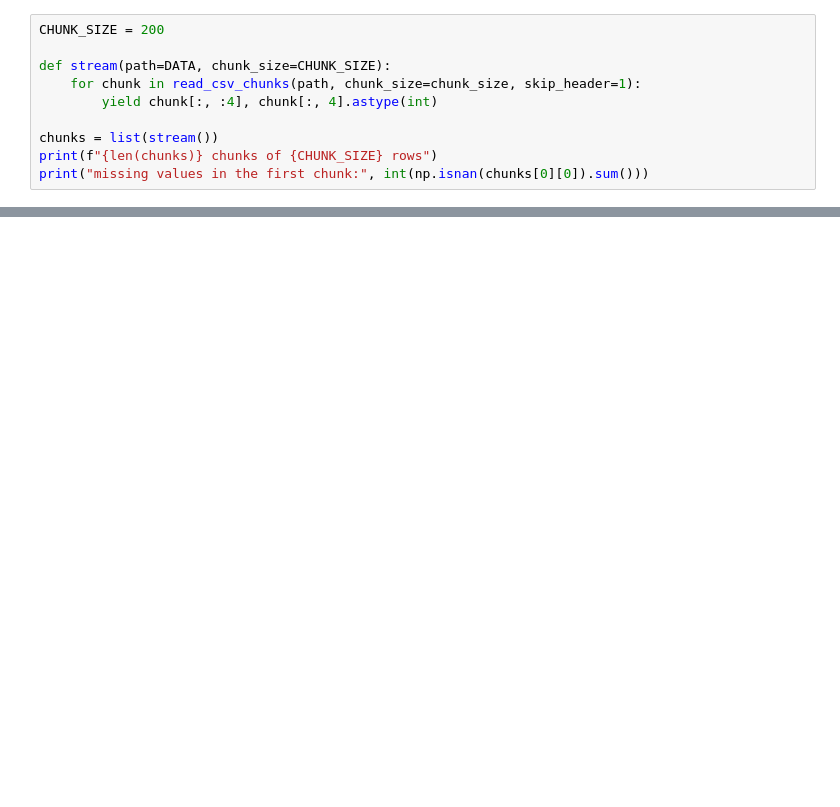
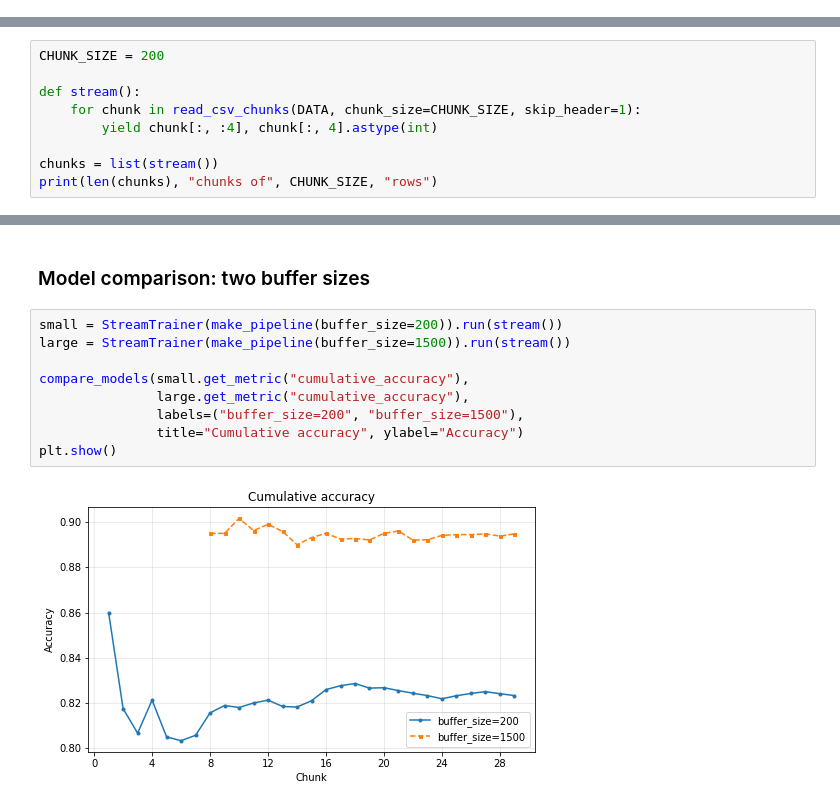
Before and after one commit to aakashr02/deeplearners-toolkit, a Jupyter notebook: demo/stream_demo.ipynb, the cells around one changed output, grey strips where cells are left out. Drawn from its saved outputs; the diff is of its cells as text; blank space fills up the shorter version.

Commit message:
update stream_demo

```diff
--- a/demo/stream_demo.ipynb
+++ b/demo/stream_demo.ipynb
@@ -61,10 +0,0 @@ class counts: [2835 3165]
-# %%
-CHUNK_SIZE = 200
-
-def stream(path=DATA, chunk_size=CHUNK_SIZE):
-    for chunk in read_csv_chunks(path, chunk_size=chunk_size, skip_header=1):
-        yield chunk[:, :4], chunk[:, 4].astype(int)
-
-chunks = list(stream())
-print(f"{len(chunks)} chunks of {CHUNK_SIZE} rows")
-print("missing values in the first chunk:", int(np.isnan(chunks[0][0]).sum()))
@@ -264,0 +43,9 @@ plt.show()
+# %%
+CHUNK_SIZE = 200
+
+def stream():
+    for chunk in read_csv_chunks(DATA, chunk_size=CHUNK_SIZE, skip_header=1):
+        yield chunk[:, :4], chunk[:, 4].astype(int)
+
+chunks = list(stream())
+print(len(chunks), "chunks of", CHUNK_SIZE, "rows")
@@ -264,0 +113,13 @@ plt.show()
+# %% [markdown]
+### Model comparison: two buffer sizes
+# %%
+small = StreamTrainer(make_pipeline(buffer_size=200)).run(stream())
+large = StreamTrainer(make_pipeline(buffer_size=1500)).run(stream())
+
+compare_models(small.get_metric("cumulative_accuracy"),
+               large.get_metric("cumulative_accuracy"),
+               labels=("buffer_size=200", "buffer_size=1500"),
+               title="Cumulative accuracy", ylabel="Accuracy")
+plt.show()
+# %% [output]
+[figure, added]
```
Also changed, not shown: parts of 34 cells of this notebook, 4 other files.
